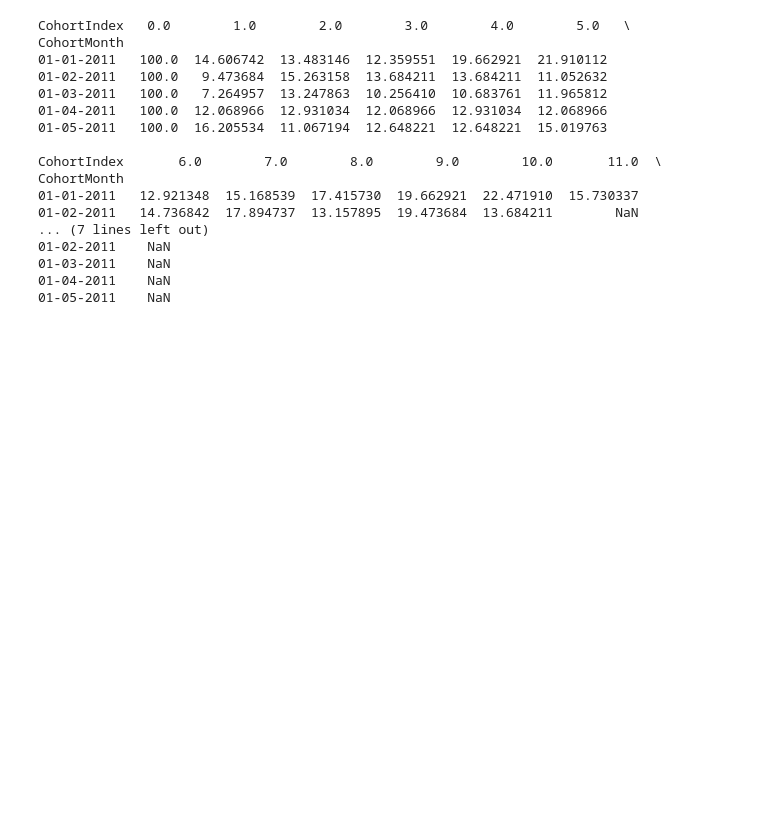
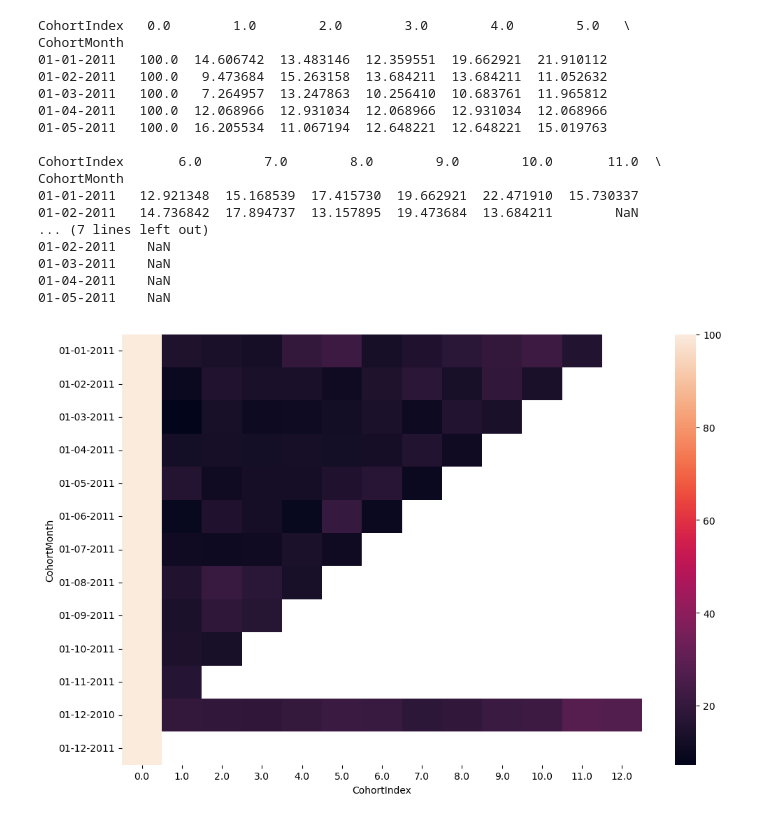
Before and after one commit to kalanidy/Infotact-intern-project-2-, a Jupyter notebook: yash/week 4/WEEK4WORK1.ipynb, the cells around one changed output. Cells and saved outputs as stored; diff of their text form; code cells hidden in the pictures; blank space fills up the shorter version.

```diff
--- a/yash/week 4/WEEK4WORK1.ipynb
+++ b/yash/week 4/WEEK4WORK1.ipynb
@@ -69,0 +72,6 @@ CohortMonth
+# %%
+plt.figure(figsize=(12,8))
+sns.heatmap(retention_matrix)
+plt.show()
+# %% [output]
+[figure, added]
```
Also changed, not shown: parts of 5 cells of this notebook.
